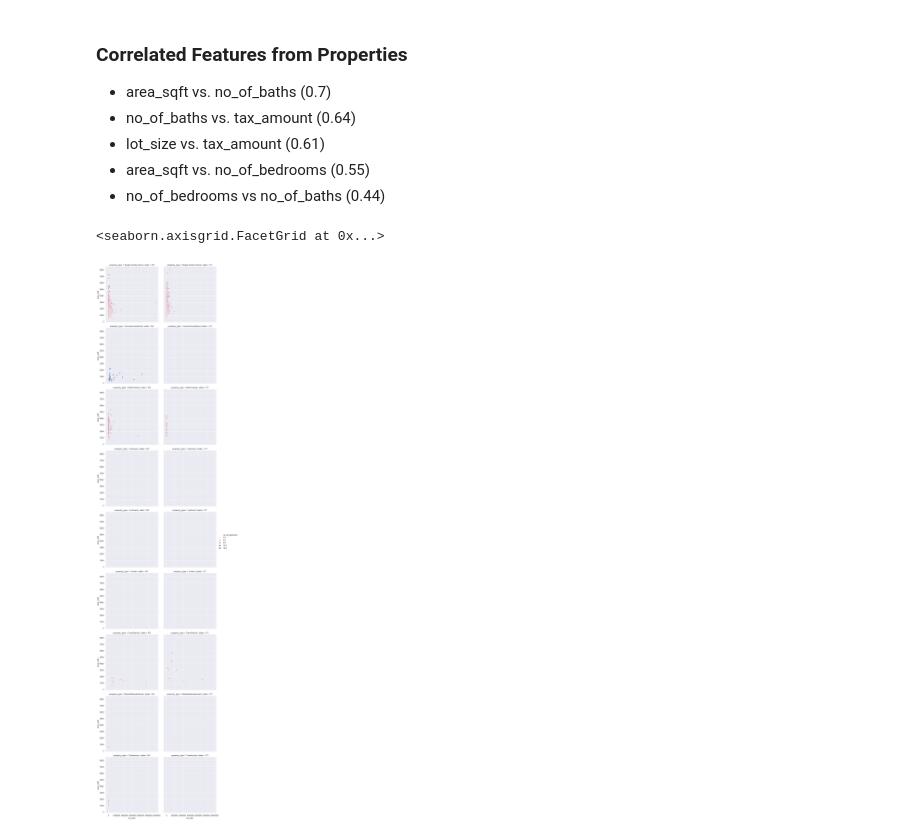
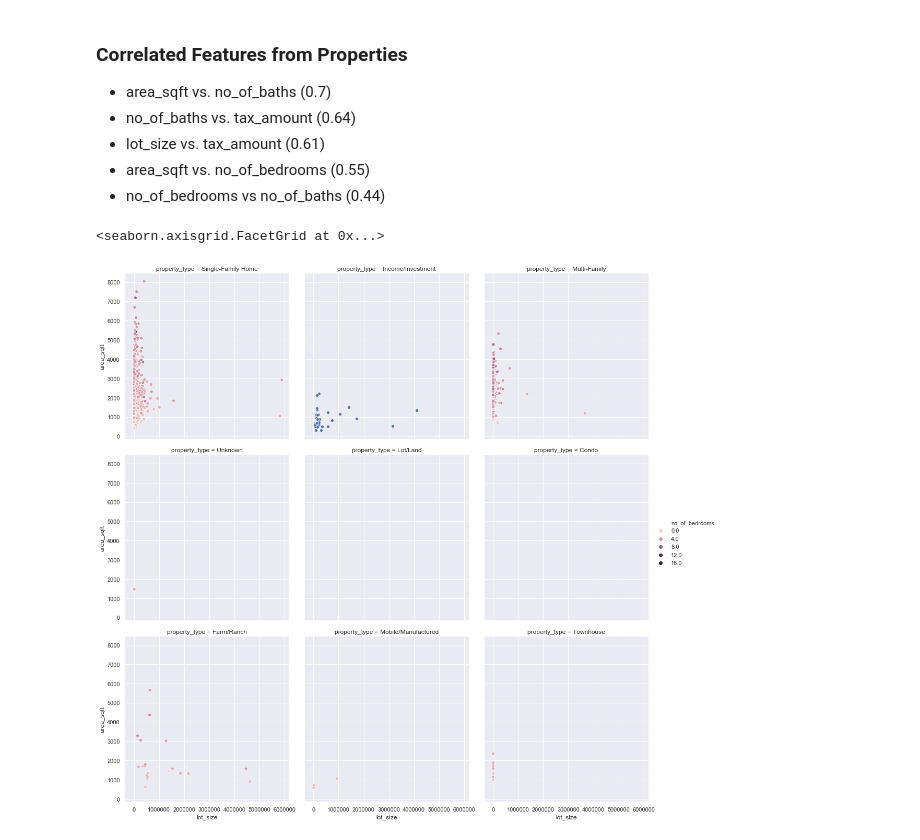
Before and after one commit to Viveckh/LilHomie, a Jupyter notebook: TruliaEDA.ipynb, the cells around one changed output. Cells and saved outputs as stored; diff of their text form; code cells hidden in the pictures.

```diff
--- a/TruliaEDA.ipynb
+++ b/TruliaEDA.ipynb
@@ -123,7 +123,7 @@ sns.heatmap(data=properties_df.corr(), annot=True)
 * area_sqft vs. no_of_bedrooms (0.55)
 * no_of_bedrooms vs no_of_baths (0.44)
 # %%
-sns.relplot(data=properties_df, x='lot_size', y='area_sqft', hue="no_of_bedrooms", row="property_type", col="state")
+sns.relplot(data=properties_df, x='lot_size', y='area_sqft', hue="no_of_bedrooms", col="property_type", col_wrap=3)
 # %% [output]
 <seaborn.axisgrid.FacetGrid at 0x...>
-[figure, old version]
+[figure, new version]
```
Also changed, not shown: 2 other files.
